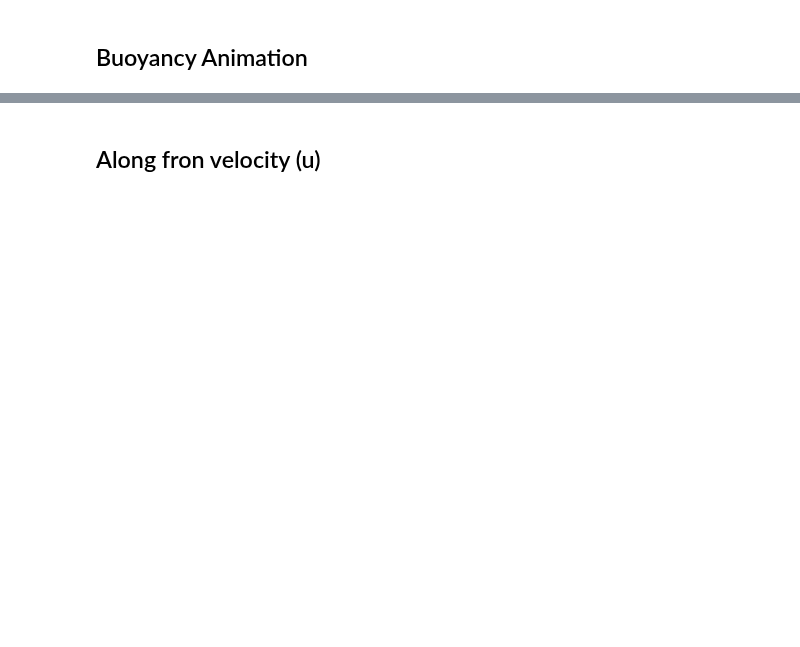
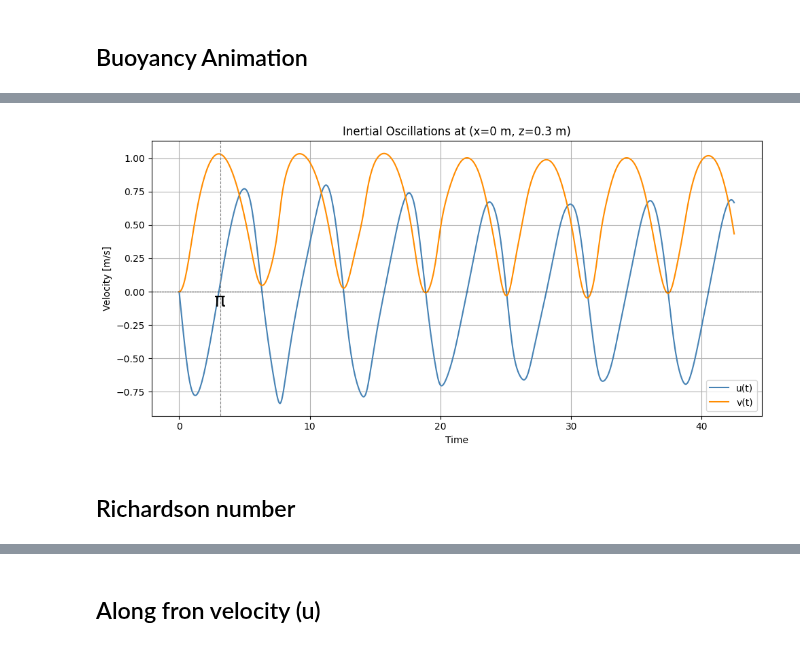
Before and after one commit to tom-rex/Oceananigans_projects, a Jupyter notebook: python_visualisations.ipynb, the cells around one changed output, grey strips where cells are left out. Cells and saved outputs as stored; diff of their text form; code cells hidden in the pictures; blank space fills up the shorter version.

```diff
--- a/python_visualisations.ipynb
+++ b/python_visualisations.ipynb
@@ -1,6 +1,7 @@
 # %% [markdown]
 ## Load File
 # %%
+import netCDF4
 import matplotlib.pyplot as plt
 import numpy as np
 import xarray as xr
@@ -8,13 +9,14 @@ import imageio
 import os
 from tqdm import tqdm  # For progress bars
 
-filename = 'δ=0=Ro=4_F=1_closure2.nc' #remember.nc at the end
+filename = 'Eddie_Sim_F2_Ro2_100days.nc' #remember.nc at the end
 ds = xr.open_dataset(filename, engine = 'netcdf4', decode_times=False)
 
 
 # Non-dimensionalising timescale
 
 f = 1e-4
+L = 10*1000
 
 # Rescale time: convert seconds to non-dimensional time = f * t
 # Ensure 'time' is in seconds (if it's in days, convert to seconds first)
@@ -94,0 +178,34 @@ ds.b[:,:,-1].plot(vmin = -0.001, vmax = 0.001)
+# %%
+# === Choose fixed (x, z) location ===
+x_target = 0       # center of the front
+z_target = -ds.z_aac.values.max() / 2  # mid-depth
+
+# === Find nearest grid indices ===
+x_index = np.argmin(np.abs(ds.x_caa.values - x_target))
+z_index = np.argmin(np.abs(ds.z_aac.values - z_target))
+
+# === Extract time series ===
+time = ds.time.values # convert from nanoseconds to hours (if needed)
+u_t = ds.u[:, z_index, x_index].values
+v_t = ds.v[:, z_index, x_index].values
+
+# === Plot ===
+plt.figure(figsize=(10, 5))
+plt.plot(nondim_time, u_t, label='u(t)', color='steelblue')
+plt.plot(nondim_time, v_t, label='v(t)', color='darkorange')
+plt.axhline(0, color='k', linestyle='--', linewidth=0.5)
+plt.title(f'Inertial Oscillations at (x={x_target} m, z={z_target:.1f} m)')
+plt.xlabel('Time')
+plt.ylabel('Velocity [m/s]')
+plt.legend()
+plt.grid(True)
+plt.tight_layout()
+
+
+plt.axvline(x= np.pi, color='gray', linestyle='--', linewidth=0.8)
+plt.text(np.pi, 0, f'π', ha='center', va='top', fontsize=20, rotation=0)
+plt.show()
+# %% [output]
+[figure, added]
+# %% [markdown]
+## Richardson number
```
Also changed, not shown: parts of 10 cells of this notebook, 2 other files.
